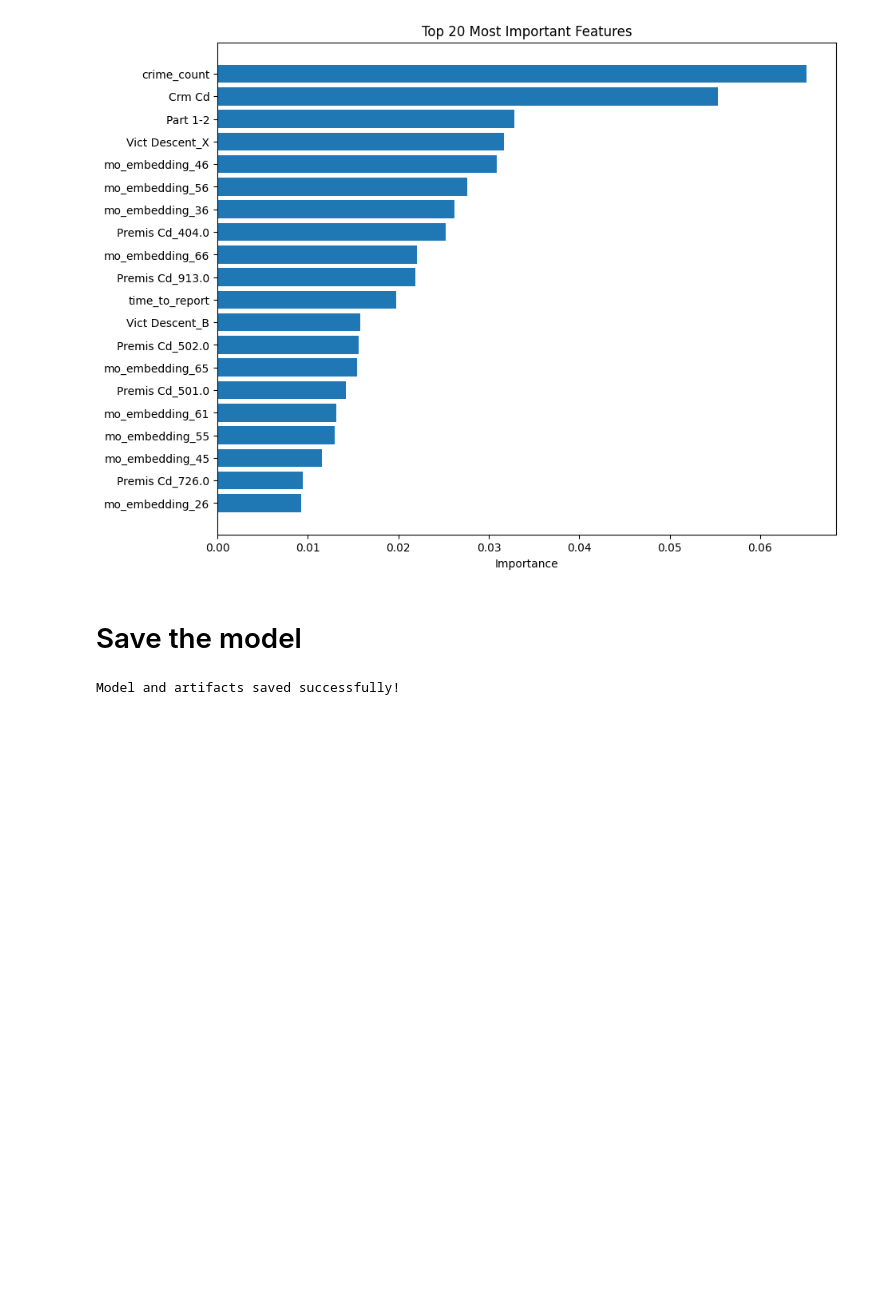
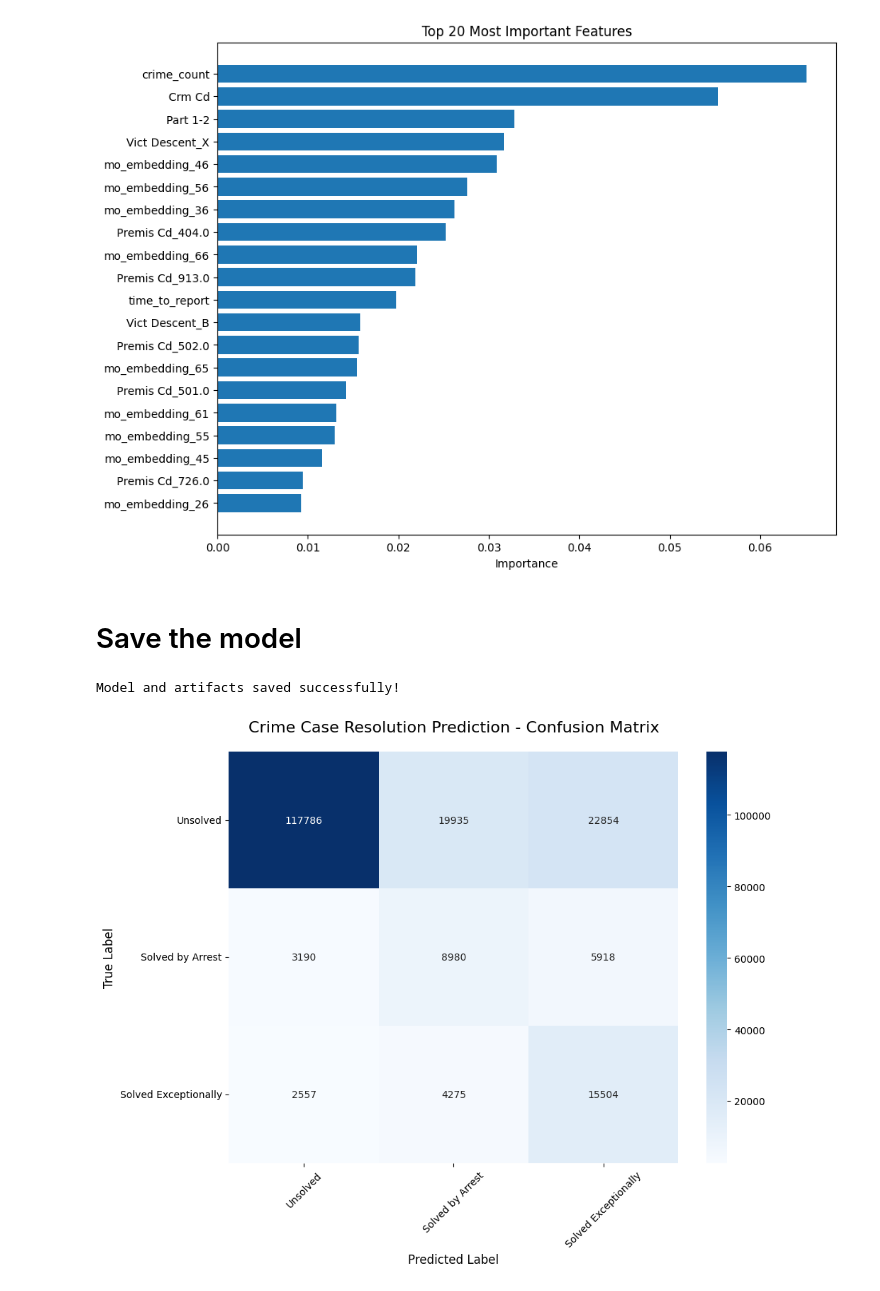
Before and after one commit to mariammouh/Case-Clearance-Prediction-, a Jupyter notebook: CrimeSolvedPrediction.ipynb, the cells around one changed output. Saved outputs shown, nothing was run; the diff lists cells and outputs as text; code cells hidden in the pictures; blank space fills up the shorter version.

Commit message:
Add usage case

```diff
--- a/CrimeSolvedPrediction.ipynb
+++ b/CrimeSolvedPrediction.ipynb
@@ -472,3 +472,34 @@ model.save("models/neural_network_model.keras")
 print("Model and artifacts saved successfully!")
 # %% [output]
 Model and artifacts saved successfully!
+# %%
+import matplotlib.pyplot as plt
+import seaborn as sns
+from sklearn.metrics import confusion_matrix
+import numpy as np
+
+
+class_names = ['Unsolved', 'Solved by Arrest', 'Solved Exceptionally']
+
+
+y_pred = xgb_model.predict(X_test)
+
+
+def plot_confusion_matrix(y_true, y_pred, class_names):
+    cm = confusion_matrix(y_true, y_pred)
+
+    plt.figure(figsize=(10, 8))
+    sns.heatmap(cm, annot=True, fmt='d', cmap='Blues',
+                xticklabels=class_names, yticklabels=class_names)
+    plt.title('Crime Case Resolution Prediction - Confusion Matrix', fontsize=16, pad=20)
+    plt.xlabel('Predicted Label', fontsize=12)
+    plt.ylabel('True Label', fontsize=12)
+    plt.xticks(rotation=45)
+    plt.yticks(rotation=0)
+    plt.tight_layout()
+    plt.show()
+
+
+plot_confusion_matrix(y_test, y_pred, class_names)
+# %% [output]
+[figure, added]
```
